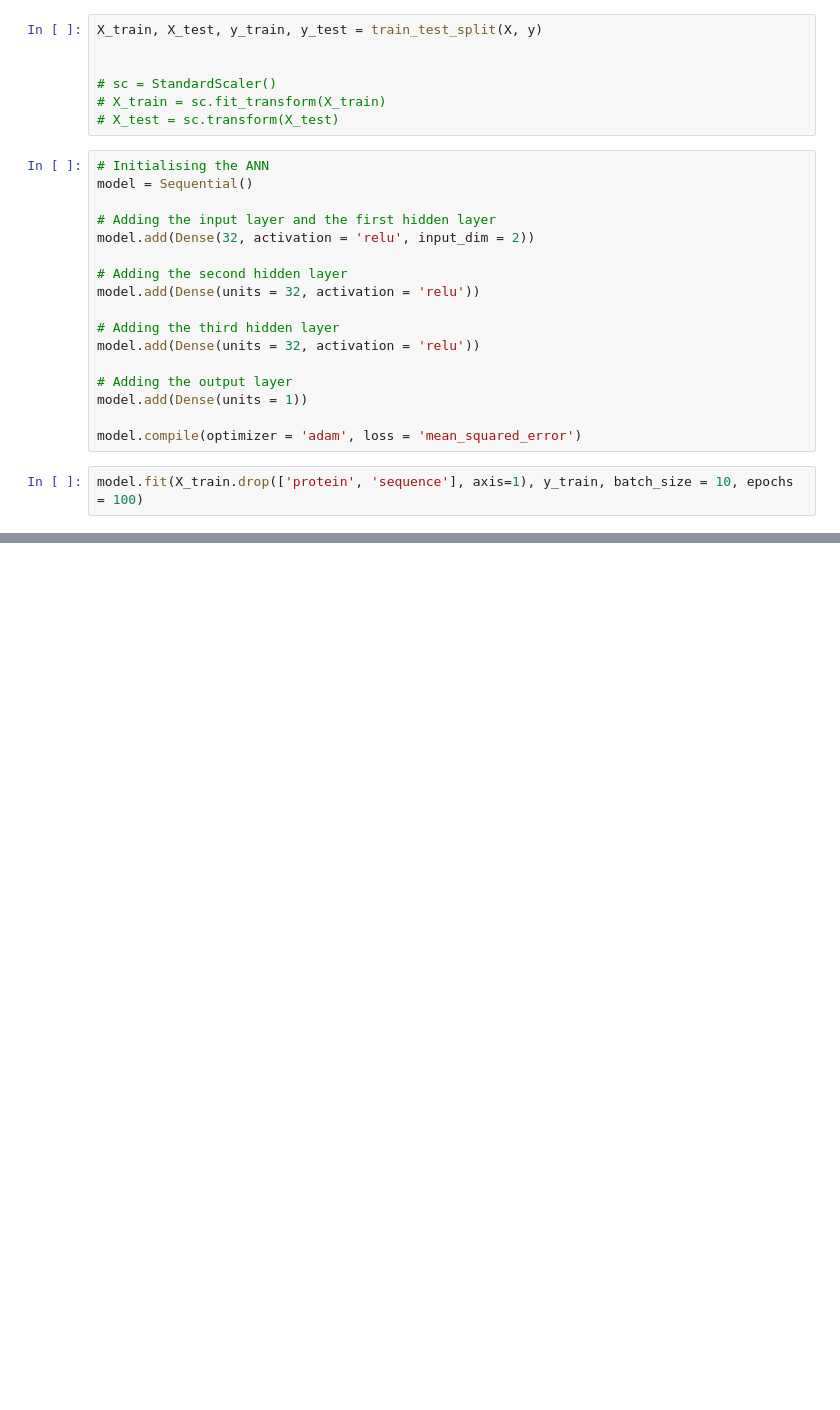
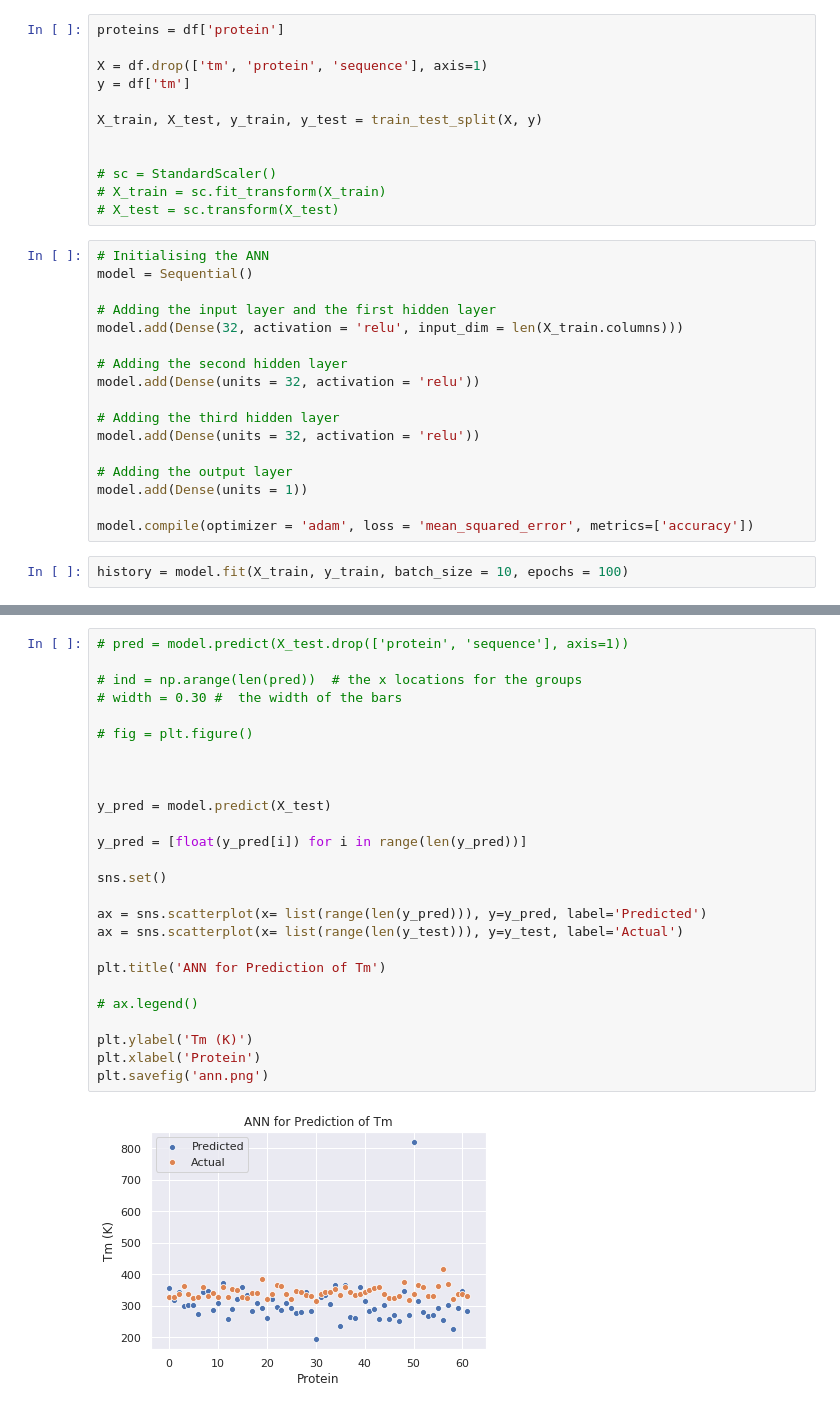
Before and after one commit to Ruben-Krueger/cs_221_final_project, a Jupyter notebook: models/neural_network.ipynb, the cells around one changed output, grey strips where cells are left out. Cells and saved outputs as stored; diff of their text form; blank space fills up the shorter version.

Commit message:
add neural network model

```diff
--- a/models/neural_network.ipynb
+++ b/models/neural_network.ipynb
@@ -58,4 +62,9 @@ for index, row in X.iterrows():
 # %%
+proteins = df['protein']
+
+X = df.drop(['tm', 'protein', 'sequence'], axis=1)
+y = df['tm']
+
 X_train, X_test, y_train, y_test = train_test_split(X, y)
 
 
@@ -67,7 +76,7 @@ X_train, X_test, y_train, y_test = train_test_split(X, y)
 model = Sequential()
 
 # Adding the input layer and the first hidden layer
-model.add(Dense(32, activation = 'relu', input_dim = 2))
+model.add(Dense(32, activation = 'relu', input_dim = len(X_train.columns)))
 
 # Adding the second hidden layer
 model.add(Dense(units = 32, activation = 'relu'))
@@ -78,8 +87,8 @@ model.add(Dense(units = 32, activation = 'relu'))
 # Adding the output layer
 model.add(Dense(units = 1))
 
-model.compile(optimizer = 'adam', loss = 'mean_squared_error')
+model.compile(optimizer = 'adam', loss = 'mean_squared_error', metrics=['accuracy'])
 # %%
-model.fit(X_train.drop(['protein', 'sequence'], axis=1), y_train, batch_size = 10, epochs = 100)
+history = model.fit(X_train, y_train, batch_size = 10, epochs = 100)
 # %% [output]
 Epoch 1/100
@@ -166,0 +152,28 @@ def autolabel(rects):
+# %%
+# pred = model.predict(X_test.drop(['protein', 'sequence'], axis=1))
+
+# ind = np.arange(len(pred))  # the x locations for the groups
+# width = 0.30 #  the width of the bars
+
+# fig = plt.figure()
+
+
+
+y_pred = model.predict(X_test)
+
+y_pred = [float(y_pred[i]) for i in range(len(y_pred))]
+
+sns.set()
+
+ax = sns.scatterplot(x= list(range(len(y_pred))), y=y_pred, label='Predicted')
+ax = sns.scatterplot(x= list(range(len(y_test))), y=y_test, label='Actual')
+
+plt.title('ANN for Prediction of Tm')
+
+# ax.legend()
+
+plt.ylabel('Tm (K)')
+plt.xlabel('Protein')
+plt.savefig('ann.png')
+# %% [output]
+[figure, added]
```
Also changed, not shown: parts of 13 cells of this notebook, 4 other files.
